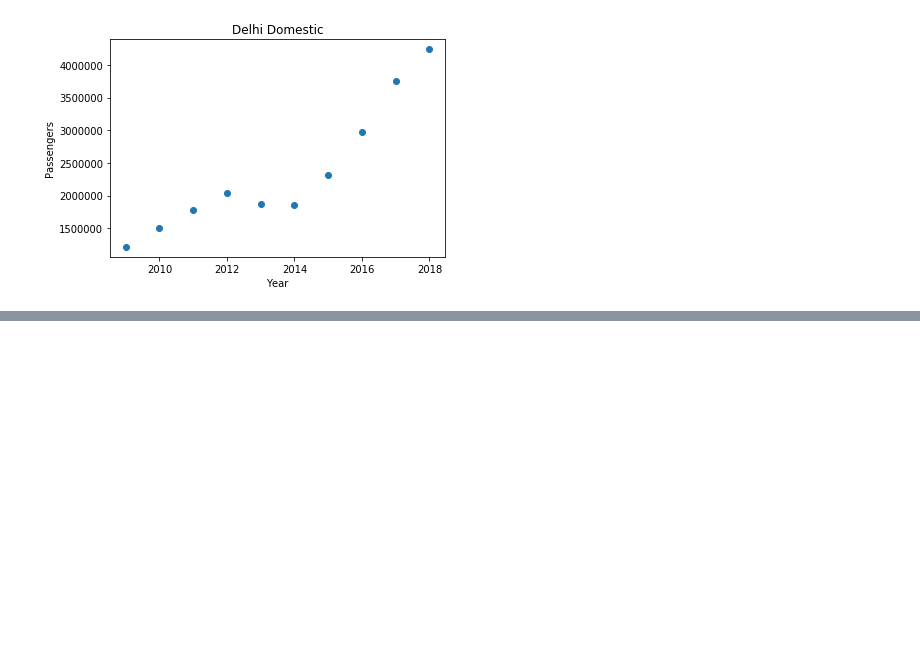
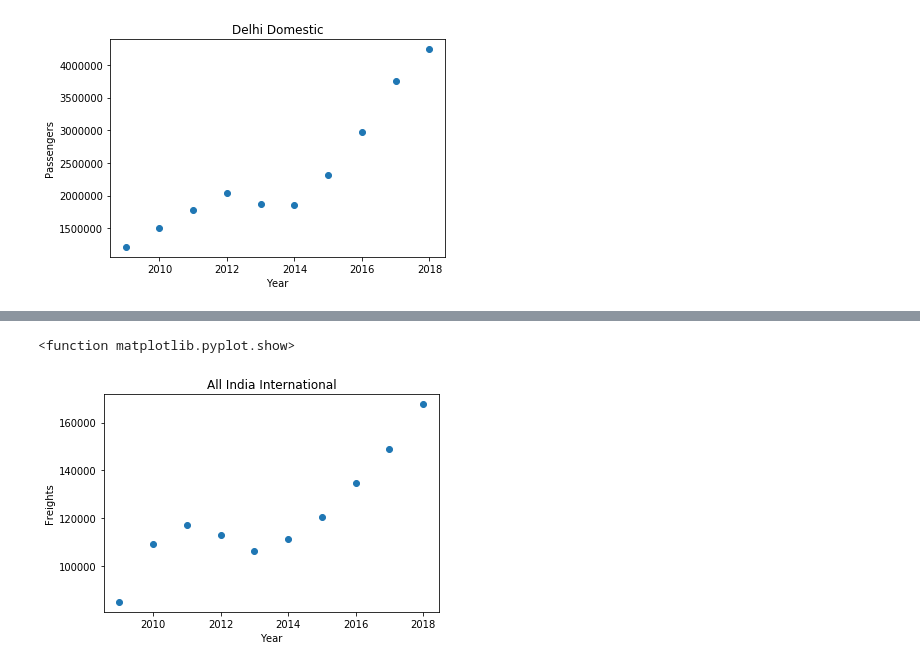
Before and after one commit to kushalguptadeveloper/Airport-Authority-Of-India-Internship-Project, a Jupyter notebook: AAI.ipynb, the cells around one changed output, grey strips where cells are left out. Cells and saved outputs as stored; diff of their text form; code cells hidden in the pictures; blank space fills up the shorter version.

```diff
--- a/AAI.ipynb
+++ b/AAI.ipynb
@@ -211,0 +328,9 @@ plt.show
+# %%
+plt.scatter(X_feb,Y_feb_freight_international)
+plt.title("All India International")
+plt.ylabel("Freights")
+plt.xlabel("Year")
+plt.show
+# %% [output]
+<function matplotlib.pyplot.show>
+[figure, added]
```
Also changed, not shown: parts of 32 cells of this notebook.
